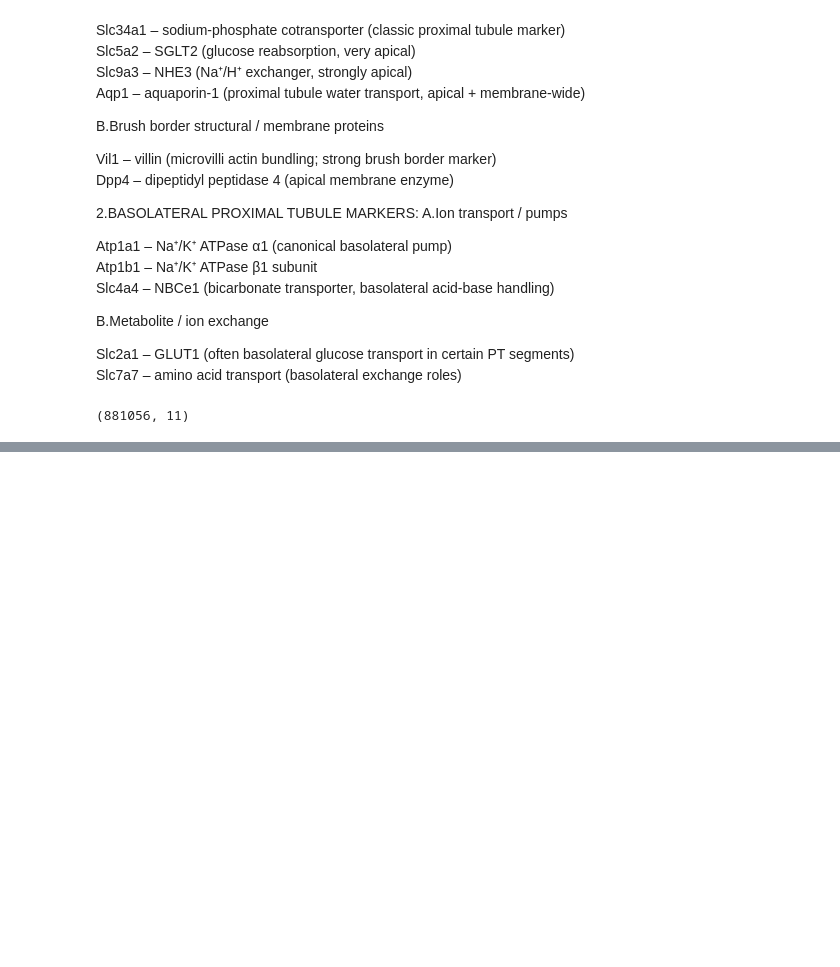
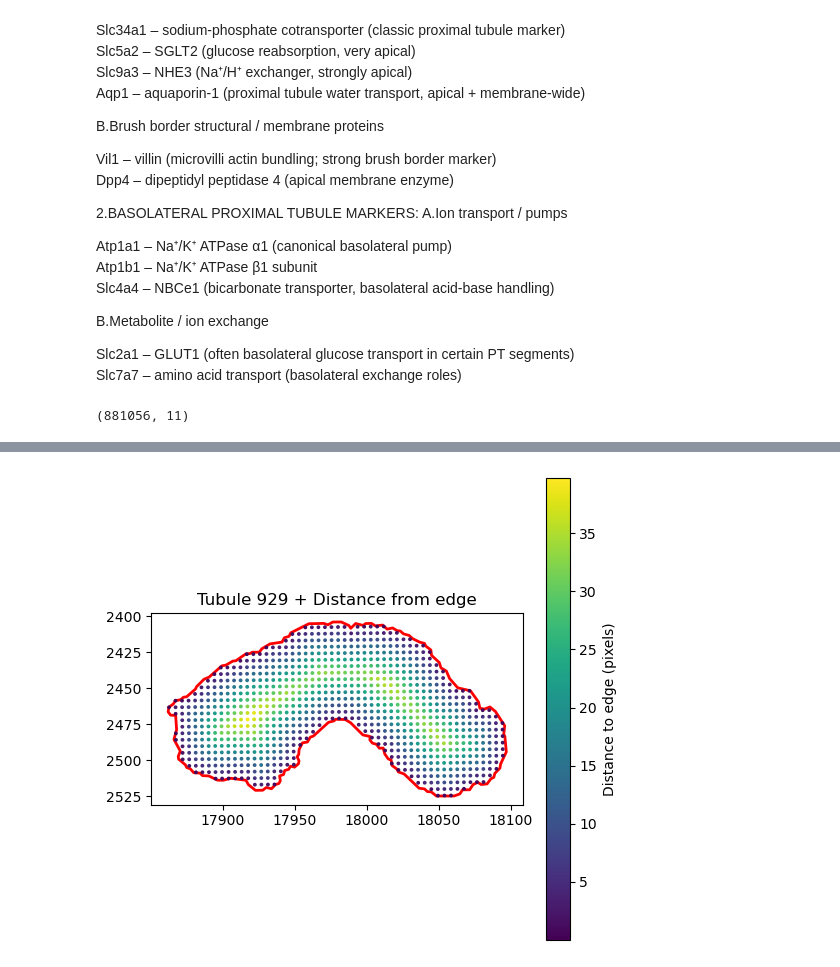
Before and after one commit to ssingh95jhu/Correlation_Kidney_Structure_Molecular_Presentation, a Jupyter notebook: Apical_Basal_PT_Distinction.ipynb, the cells around one changed output, grey strips where cells are left out. Drawn from its saved outputs; the diff is of its cells as text; code cells hidden in the pictures; blank space fills up the shorter version.

```diff
--- a/Apical_Basal_PT_Distinction.ipynb
+++ b/Apical_Basal_PT_Distinction.ipynb
@@ -62,0 +136,38 @@ ctrl1_A2_PTselect.shape
+# %%
+#Convert bins to shapely points:
+from shapely.geometry import Point
+points = [Point(xy) for xy in zip(x, y)]
+# %%
+#Extract the polygon boundary:
+boundary = geom.boundary
+# %%
+#Computing distance to edge:
+distances = [p.distance(boundary) for p in points]
+# %%
+#Append this new distance matrix into the subset data:
+subset.obs["dist_to_edge"] = distances
+# %%
+fig, ax = plt.subplots(figsize=(6,6))
+
+# plotting the polygon (from the geojson file)
+gdf[gdf["id"] == "929"].plot(ax=ax, color="none", edgecolor="red", linewidth=2)
+
+# plot the Visium HD bins scatter
+sc = ax.scatter(
+    subset.obs["pxl_col_in_fullres"].values,
+    subset.obs["pxl_row_in_fullres"].values,
+    c=subset.obs["dist_to_edge"].values,
+    s=3,
+    cmap="viridis"
+)
+
+# attach colorbar to SAME figure
+fig.colorbar(sc, ax=ax, label="Distance to edge (pixels)")
+
+ax.set_aspect("equal")
+ax.invert_yaxis()
+ax.set_title("Tubule 929 + Distance from edge")
+
+plt.show()
+# %% [output]
+[figure, added]
```
Also changed, not shown: parts of 7 cells of this notebook.
